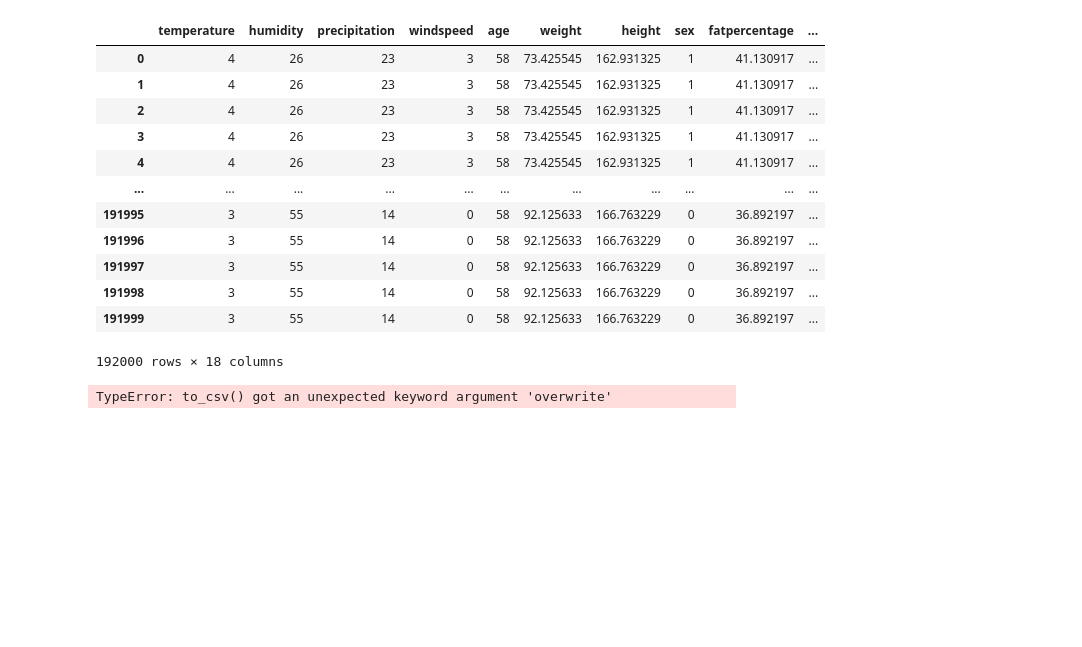
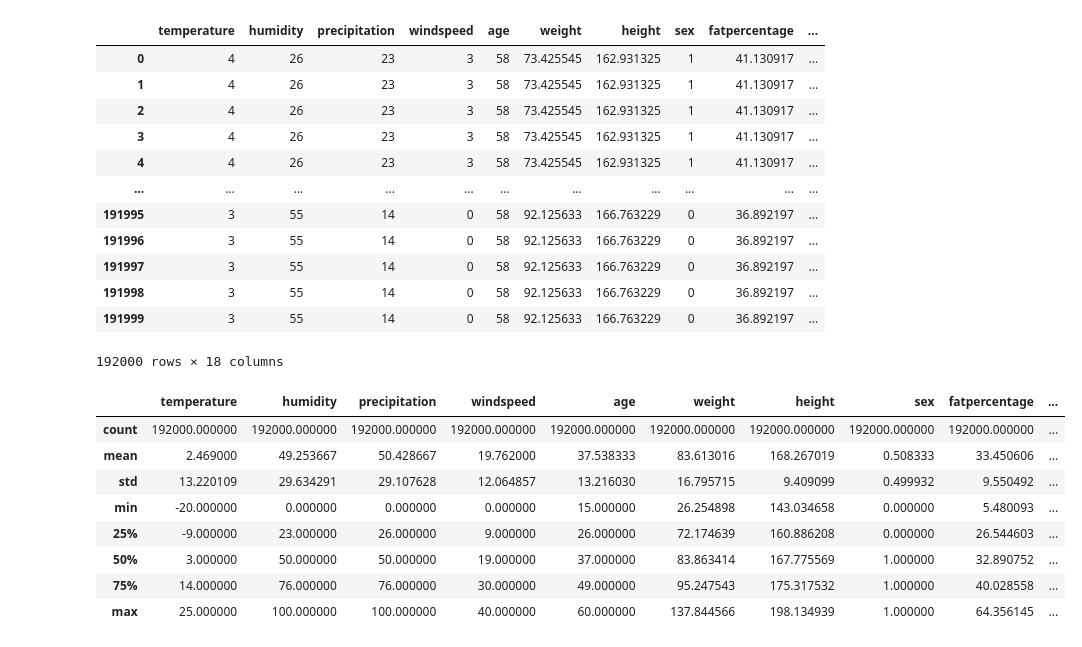
Before and after one commit to tjunjet/build2022hackathon, a Jupyter notebook: ML Models/iteration_dataset.ipynb, the cells around one changed output. Saved outputs shown, nothing was run; the diff lists cells and outputs as text; code cells hidden in the pictures; blank space fills up the shorter version.

```diff
--- a/ML Models/iteration_dataset.ipynb
+++ b/ML Models/iteration_dataset.ipynb
@@ -188,7 +188,17 @@ ans
 | 191998 | 3 | 55 | 14 | 0 | 58 | 92.125633 | 166.763229 | 0 | 36.892197 | ... |
 | 191999 | 3 | 55 | 14 | 0 | 58 | 92.125633 | 166.763229 | 0 | 36.892197 | ... |
 192000 rows × 18 columns
+# %%
+ans.describe()
+# %% [output]
+|  | temperature | humidity | precipitation | windspeed | age | weight | height | sex | fatpercentage | ... |
+| count | 192000.000000 | 192000.000000 | 192000.000000 | 192000.000000 | 192000.000000 | 192000.000000 | 192000.000000 | 192000.000000 | 192000.000000 | ... |
+| mean | 2.469000 | 49.253667 | 50.428667 | 19.762000 | 37.538333 | 83.613016 | 168.267019 | 0.508333 | 33.450606 | ... |
+| std | 13.220109 | 29.634291 | 29.107628 | 12.064857 | 13.216030 | 16.795715 | 9.409099 | 0.499932 | 9.550492 | ... |
+| min | -20.000000 | 0.000000 | 0.000000 | 0.000000 | 15.000000 | 26.254898 | 143.034658 | 0.000000 | 5.480093 | ... |
+| 25% | -9.000000 | 23.000000 | 26.000000 | 9.000000 | 26.000000 | 72.174639 | 160.886208 | 0.000000 | 26.544603 | ... |
+| 50% | 3.000000 | 50.000000 | 50.000000 | 19.000000 | 37.000000 | 83.863414 | 167.775569 | 1.000000 | 32.890752 | ... |
+| 75% | 14.000000 | 76.000000 | 76.000000 | 30.000000 | 49.000000 | 95.247543 | 175.317532 | 1.000000 | 40.028558 | ... |
+| max | 25.000000 | 100.000000 | 100.000000 | 40.000000 | 60.000000 | 137.844566 | 198.134939 | 1.000000 | 64.356145 | ... |
 # %%
-ans.to_csv('iterative_dataset.csv', overwrite = True)
+#ans.to_csv('iterative_dataset.csv')
-# %% [output]
-TypeError: to_csv() got an unexpected keyword argument 'overwrite'
```
Also changed, not shown: parts of 1 cell of this notebook, 1 other file.
